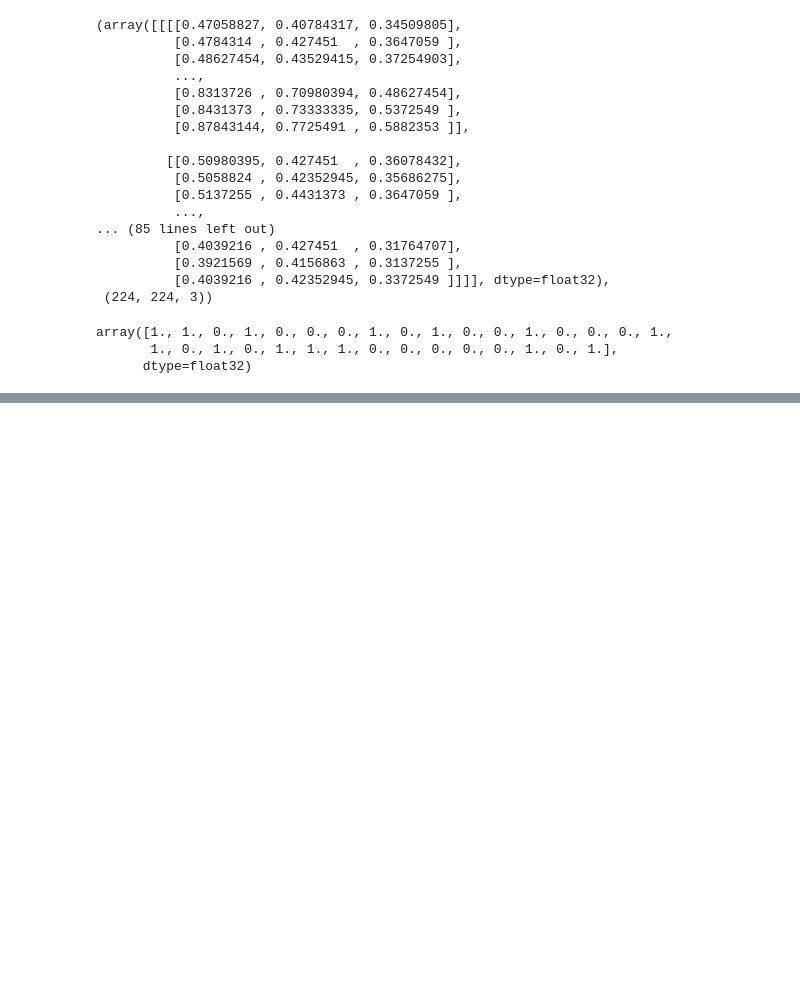
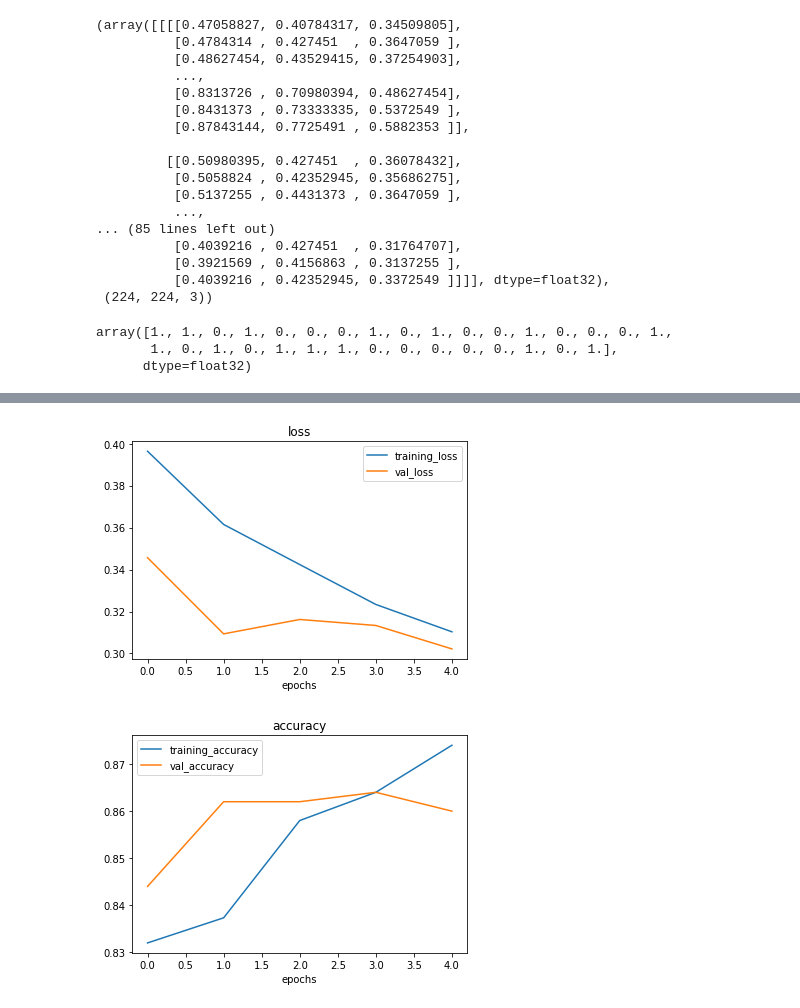
Before and after one commit to prachuryanath/TF-Learning, a Jupyter notebook: 03_convolutional_neural_networks_in_tensorflow.ipynb, the cells around one changed output, grey strips where cells are left out. Cells and saved outputs as stored; diff of their text form; code cells hidden in the pictures; blank space fills up the shorter version.

```diff
--- a/03_convolutional_neural_networks_in_tensorflow.ipynb
+++ b/03_convolutional_neural_networks_in_tensorflow.ipynb
@@ -454,0 +600,12 @@ array([1., 1., 0., 1., 0., 0., 0., 1., 0., 1., 0., 0., 1., 0., 0., 0., 1.,
+# %%
+# Create the model (this can be our baseline, a 3 layer Convolutional Neural Network)
+model_5 = Sequential([
+  Conv2D(10, 3, activation='relu', input_shape=(224, 224, 3)),
+  MaxPool2D(pool_size=2), # reduce number of features by half
+  Conv2D(10, 3, activation='relu'),
+  MaxPool2D(),
+  Conv2D(10, 3, activation='relu'),
+  MaxPool2D(),
+  Flatten(),
+  Dense(1, activation='sigmoid')
+])
@@ -454,0 +616,12 @@ array([1., 1., 0., 1., 0., 0., 0., 1., 0., 1., 0., 0., 1., 0., 0., 0., 1.,
+# %%
+# Compile model (same as model_4)
+model_5.compile(loss='binary_crossentropy',
+                optimizer=Adam(),
+                metrics=['accuracy'])
+# %%
+# Fit the model
+history_5 = model_5.fit(train_data,
+                        epochs=5,
+                        steps_per_epoch=len(train_data),
+                        validation_data=test_data,
+                        validation_steps=len(test_data))
@@ -454,0 +660,6 @@ array([1., 1., 0., 1., 0., 0., 0., 1., 0., 1., 0., 0., 1., 0., 0., 0., 1.,
+# %%
+# Plot loss curves
+plot_loss_curves(history_5)
+# %% [output]
+[figure, added]
+[figure, added]
```
Also changed, not shown: parts of 32 cells of this notebook.
